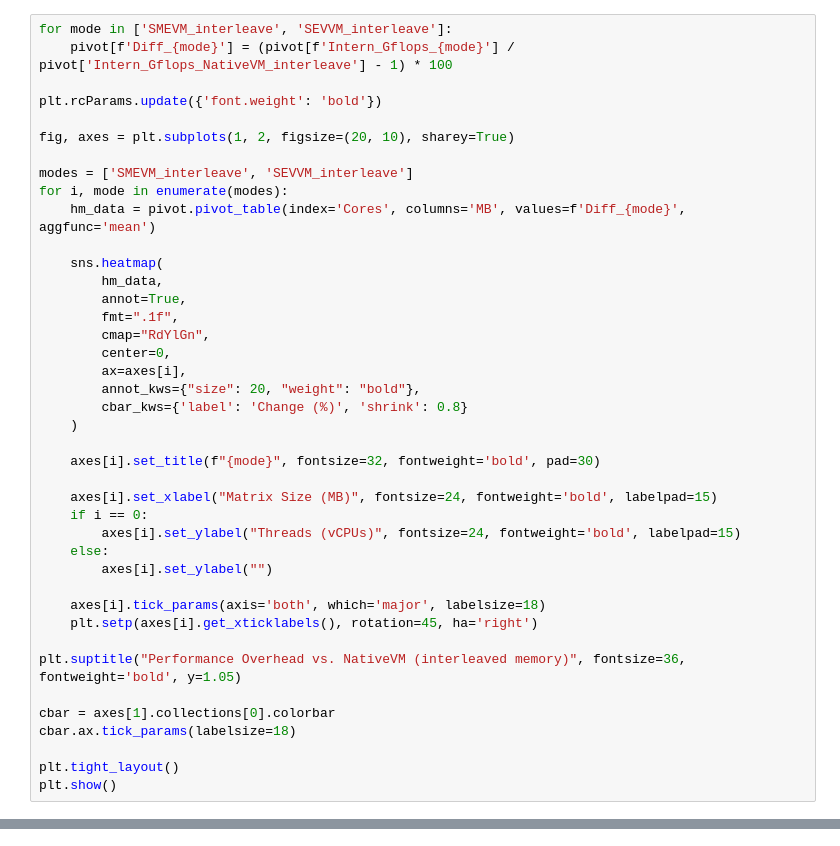
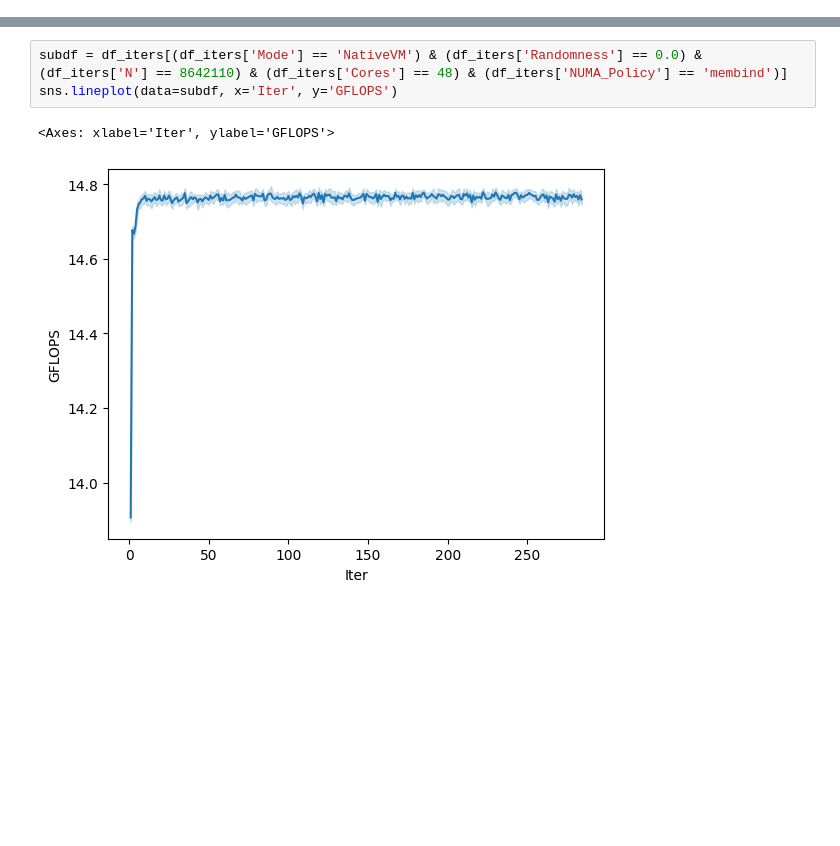
Before and after one commit to engelsm/MA-bench-framework, a Jupyter notebook: benchmark/spmv/analysis copy.ipynb, the cells around one changed output, grey strips where cells are left out. Drawn from its saved outputs; the diff is of its cells as text; blank space fills up the shorter version.

Commit message:
simplify stream, rename some things, additions to spmv plotting, changing the krylov measurement procedure

```diff
--- a/benchmark/spmv/analysis copy.ipynb
+++ b/benchmark/spmv/analysis copy.ipynb
@@ -106,41 +126,0 @@ plt.show()
-# %%
-for mode in ['SMEVM_interleave', 'SEVVM_interleave']:
-    pivot[f'Diff_{mode}'] = (pivot[f'Intern_Gflops_{mode}'] / pivot['Intern_Gflops_NativeVM_interleave'] - 1) * 100
-
-plt.rcParams.update({'font.weight': 'bold'})
-
-fig, axes = plt.subplots(1, 2, figsize=(20, 10), sharey=True)
-
-modes = ['SMEVM_interleave', 'SEVVM_interleave']
-for i, mode in enumerate(modes):
-    hm_data = pivot.pivot_table(index='Cores', columns='MB', values=f'Diff_{mode}', aggfunc='mean')
-
-    sns.heatmap(
-        hm_data,
-        annot=True,
-        fmt=".1f",
-        cmap="RdYlGn",
-        center=0,
-        ax=axes[i],
-        annot_kws={"size": 20, "weight": "bold"},
-        cbar_kws={'label': 'Change (%)', 'shrink': 0.8}
-    )
-
-    axes[i].set_title(f"{mode}", fontsize=32, fontweight='bold', pad=30)
-
-    axes[i].set_xlabel("Matrix Size (MB)", fontsize=24, fontweight='bold', labelpad=15)
-    if i == 0:
-        axes[i].set_ylabel("Threads (vCPUs)", fontsize=24, fontweight='bold', labelpad=15)
-    else:
-        axes[i].set_ylabel("")
-
-    axes[i].tick_params(axis='both', which='major', labelsize=18)
-    plt.setp(axes[i].get_xticklabels(), rotation=45, ha='right')
-
-plt.suptitle("Performance Overhead vs. NativeVM (interleaved memory)", fontsize=36, fontweight='bold', y=1.05)
-
-cbar = axes[1].collections[0].colorbar
-cbar.ax.tick_params(labelsize=18)
-
-plt.tight_layout()
-plt.show()
@@ -331,0 +187,6 @@ plt.show()
+# %%
+subdf = df_iters[(df_iters['Mode'] == 'NativeVM') & (df_iters['Randomness'] == 0.0) & (df_iters['N'] == 8642110) & (df_iters['Cores'] == 48) & (df_iters['NUMA_Policy'] == 'membind')]
+sns.lineplot(data=subdf, x='Iter', y='GFLOPS')
+# %% [output]
+<Axes: xlabel='Iter', ylabel='GFLOPS'>
+[figure, added]
```
Also changed, not shown: parts of 7 cells of this notebook, 6 other files.
